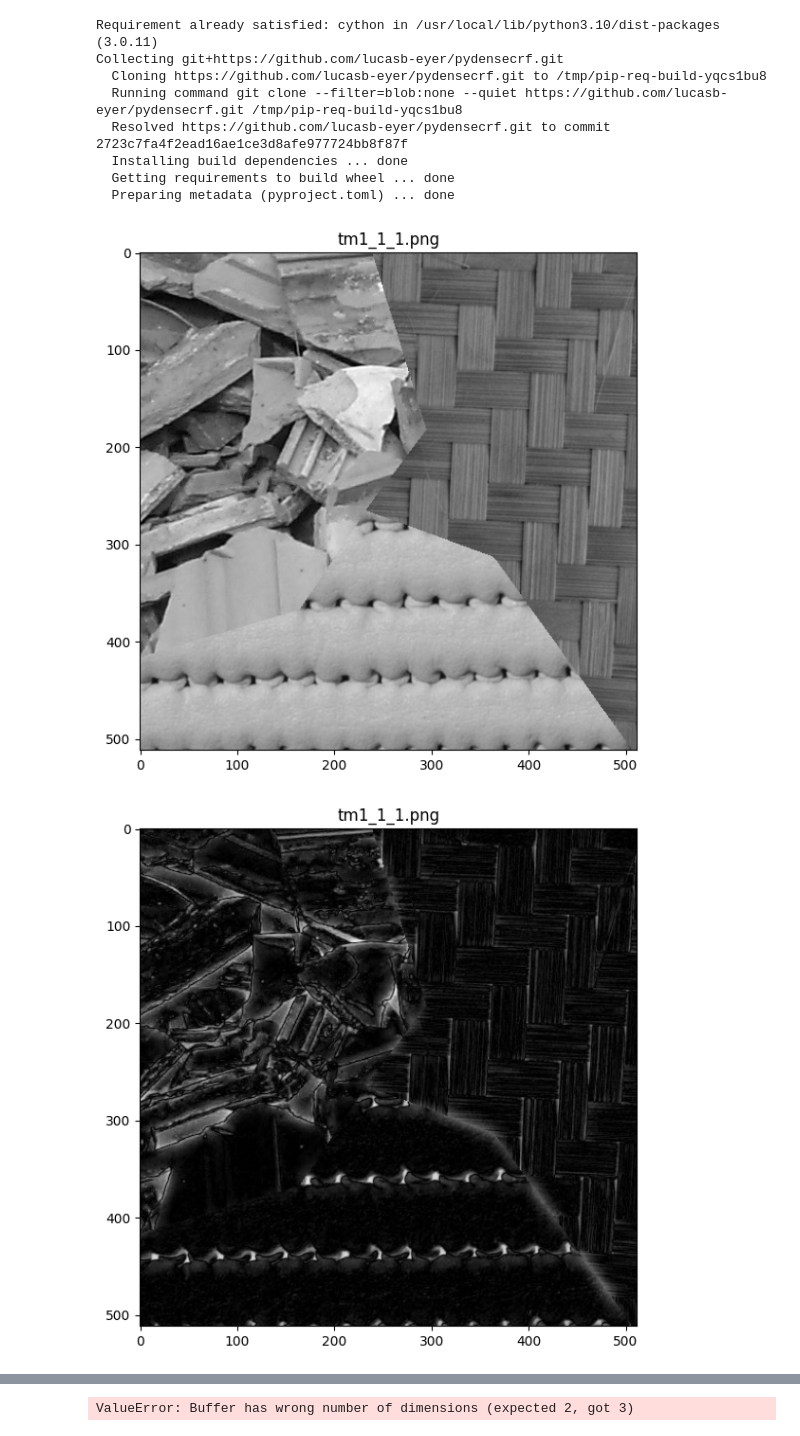
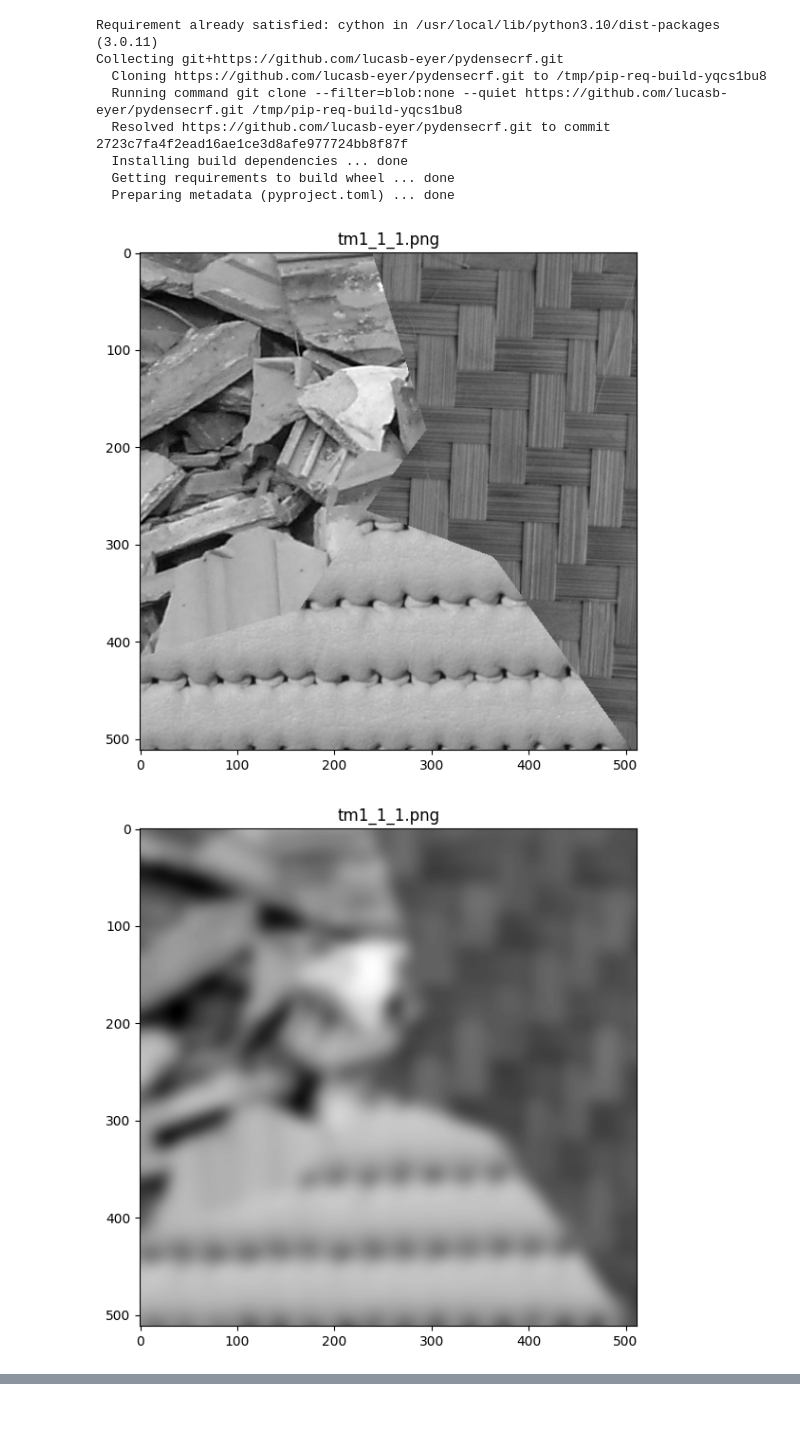
Before and after one commit to dmytro-varich/Texture-Segmentation-App, a Jupyter notebook: segmentation_main.ipynb, the cells around one changed output, grey strips where cells are left out. Cells and saved outputs as stored; diff of their text form; code cells hidden in the pictures.

```diff
--- a/segmentation_main.ipynb
+++ b/segmentation_main.ipynb
@@ -186,8 +186,14 @@ class TextureSegmentation:
         for ax, (title, image) in zip(axes, images.items()):
             # Create a copy of the image for normalization
             img = image * 1
+            # Ensure img is a numpy array
+            img = np.asarray(img)
             # Normalize the image to the range [0, 255]
-            cv2.normalize(img, img,0,255,cv2.NORM_MINMAX)
+            # Modified to handle float32 images with cv2.normalize
+            if img.dtype == np.float32:  # Check if dtype is float32
+                img = (img * 255).astype(np.uint8) # Scale to 0-255 and convert to uint8
+            else:
+                cv2.normalize(img, None, 0, 255, cv2.NORM_MINMAX)  # Existing code for other types
             # Convert the image to uint8 format for display
             img = np.uint8(img)
             # Display the image
@@ -605,29 +611,38 @@ class TextureSegmentation:
         image = segmented_image.astype(np.uint8)  # Используем segmented_image
 
         # Преобразование изображения в формат CRF (объединение цветовых каналов)
-        unary = np.zeros((num_classes, image.shape[0] * image.shape[1]))
+        unary = np.zeros((image.shape[0] * image.shape[1], num_classes), dtype=np.float32)
 
         for i in range(image.shape[0]):
             for j in range(image.shape[1]):
                 label = labels[i, j]
-                unary[label, i * image.shape[1] + j] = 1
+                unary[i * image.shape[1] + j, int(label)] = 1  # Convert label to int
 
-        unary = unary.reshape((num_classes, image.shape[0], image.shape[1]))
+        # Reshape to (H, W, num_classes) before taking -np.log
+        unary = unary.reshape((image.shape[0], image.shape[1], num_classes))
+        unary = -np.log(np.clip(unary, 1e-10, None))  # Apply log transformation
+
+        # Reshape to (num_classes, H * W)
+        unary = unary.transpose(2, 0, 1).reshape(num_classes, -1)
 
         # Создание CRF модели
         d = dcrf.DenseCRF2D(image.shape[1], image.shape[0], num_classes)
 
         # Добавление функции потерь: unary (изначальные вероятности принадлежности к классу)
+        unary = np.ascontiguousarray(unary)  # Ensure contiguous memory layout
         d.setUnaryEnergy(unary)
 
         # Добавление пары пикселей (цветовое сходство)
-        d.addPairwiseGaussian(sxy=sxy, srgb=srgb, compat=10)
+        d.addPairwiseGaussian(sxy=sxy, compat=10)
 
         # Добавление крекинга на краях (edges) — использование ваших границ для усиления/угнетения классов на границе
-        d.addPairwiseBilateral(sxy=sxy, srgb=srgb, rgbim=image, compat=10, kernel=dcrf.DIAG)
+        if len(image.shape) == 2:
+          image = np.repeat(image[:, :, np.newaxis], 3, axis=-1)
+        d.addPairwiseBilateral(sxy=sxy, srgb=srgb, rgbim=image, compat=10, kernel=dcrf.DIAG_KERNEL)
 
         # Оптимизация
-        result = d.inference(iter_max)
+        Q = d.inference(iter_max)
+        result = np.argmax(Q, axis=0).reshape((image.shape[0], image.shape[1]))  # Update: Get argmax
 
         return np.array(result).reshape(image.shape[0], image.shape[1])
 
@@ -667,7 +682,7 @@ def main(directory):
     resize_shape = None
     normalize = True
     sigma = 8
-    apply_edge_detection = True
+    apply_edge_detection = False
     for key, image in images.items():
         images[key] = TextureSegmentation.preprocess_image(image,
                                                            resize_shape=resize_shape,
@@ -707,31 +722,31 @@ def main(directory):
     TextureSegmentation.show_images(edges, figsize=figsize, rows=rows, cols=cols, cmap=None)
 
     # Assign labels to the segmented images
     labels = dict()
     sigma = 0.1
     for key, segmented_image in segmented_images.items():
         labels[key] = TextureSegmentation.assign_labels(segmented_image, prp_centroids,
                                                         patch_size=patch_size,
                                                         sigma=sigma)
 
     # Display the labels
     TextureSegmentation.show_images(labels, figsize=figsize, rows=rows, cols=cols, cmap='tab20')
 
     #
     postprocessed_images = dict()
     for key, segmented_image in segmented_images.items():
         postprocessed_images[key] = TextureSegmentation.postprocess_segmentation(segmented_image, edges[key], labels[key],
                                                         num_classes=optimal_clusters)
 
     # Display the postprocessed images
     TextureSegmentation.show_images(postprocessed_images, figsize=figsize, rows=rows, cols=cols, cmap='tab20')
 
     # Save the segmented images to the output directory
     # TextureSegmantation.save_segmented_images('output', {})
 
 if __name__ == '__main__':
     directory = 'data/'
     main(directory)
 # %% [output]
 [figure]
-[figure, old version]
+[figure, new version]
@@ -742 +756,0 @@ if __name__ == '__main__':
-ValueError: Buffer has wrong number of dimensions (expected 2, got 3)
```
Also changed, not shown: parts of 1 cell of this notebook.
